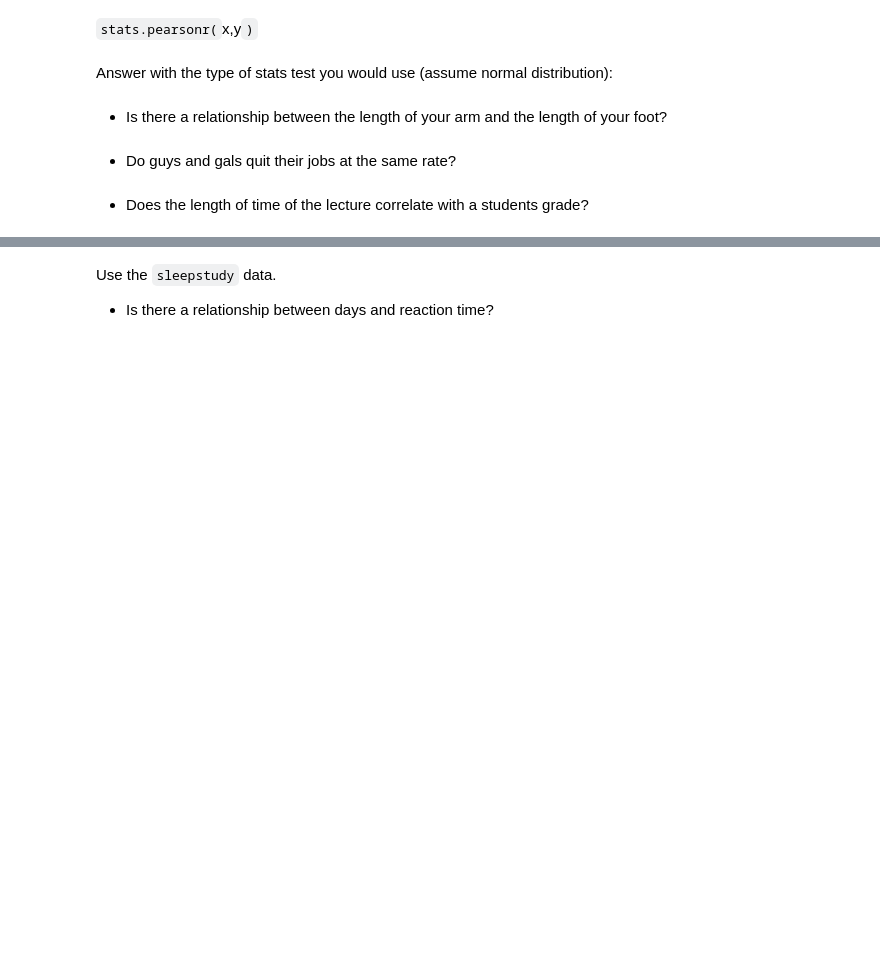
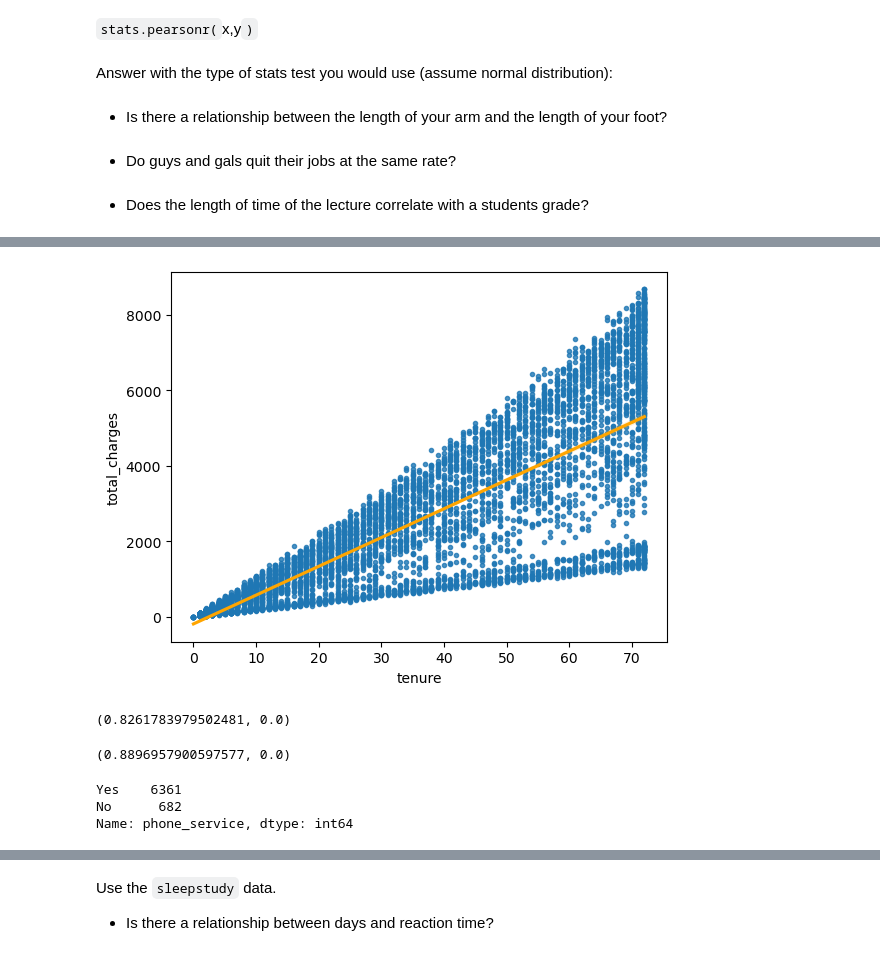
Before and after one commit to tkephart96/statistics-exercises, a Jupyter notebook: hypothesis_testing.ipynb, the cells around one changed output, grey strips where cells are left out. Cells and saved outputs as stored; diff of their text form; code cells hidden in the pictures; blank space fills up the shorter version.

```diff
--- a/hypothesis_testing.ipynb
+++ b/hypothesis_testing.ipynb
@@ -320,0 +385,15 @@ Use the `telco_churn` data.
+# %%
+sns.regplot(data=churn,x=churn.tenure,y=churn.total_charges,marker='.',line_kws={'color':'orange'})
+plt.show()
+# %% [output]
+[figure, added]
+# %%
+r, p = stats.pearsonr(churn.tenure,churn.total_charges)
+r, p
+# %% [output]
+(0.8261783979502481, 0.0)
+# %%
+r, p = stats.spearmanr(churn.tenure,churn.total_charges)
+r, p
+# %% [output]
+(0.8896957900597577, 0.0)
@@ -320,0 +405,6 @@ Use the `telco_churn` data.
+# %%
+churn.phone_service.value_counts()
+# %% [output]
+Yes    6361
+No      682
+Name: phone_service, dtype: int64
```
Also changed, not shown: parts of 52 cells of this notebook.
